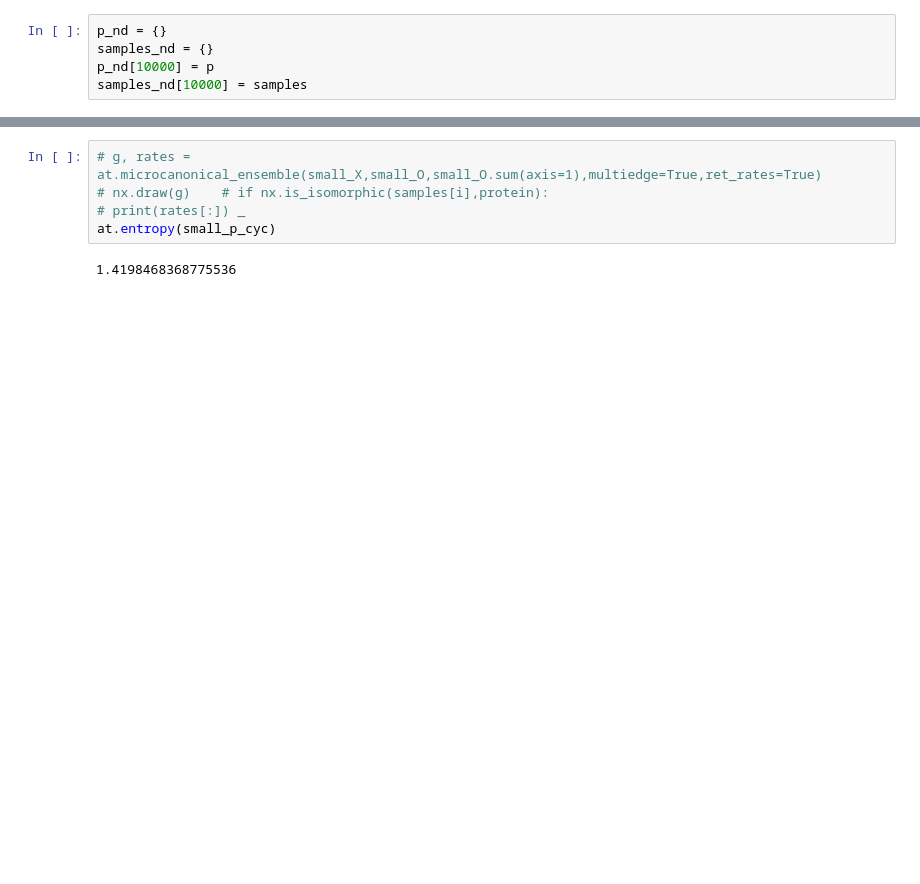
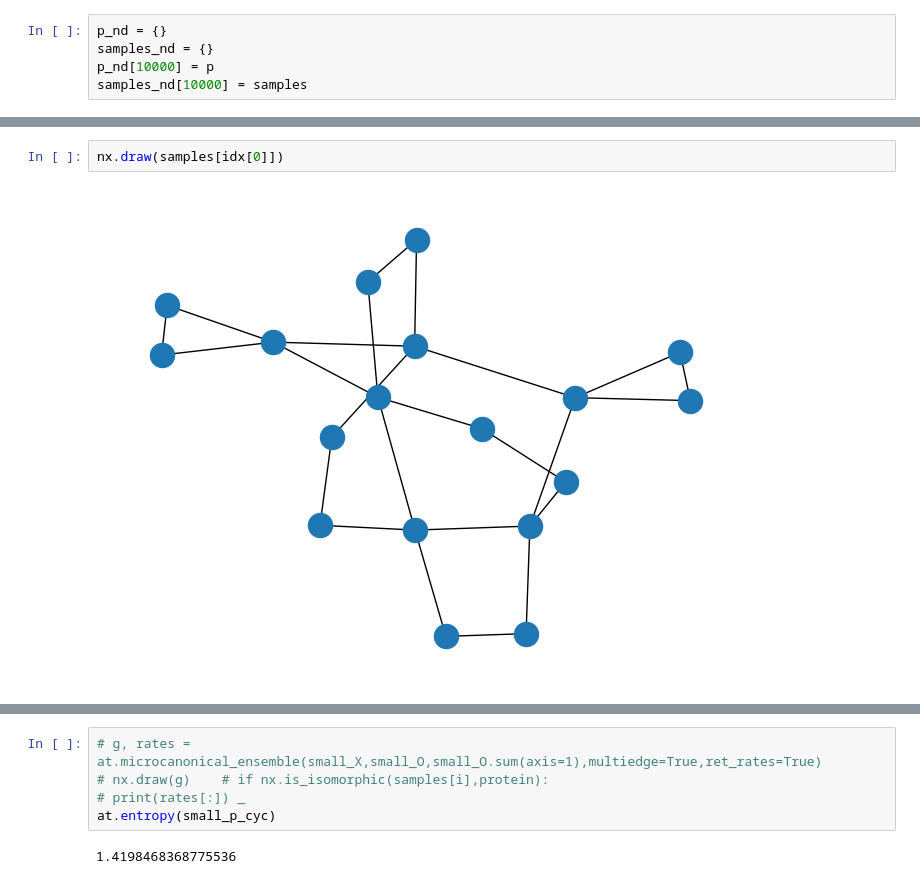
Before and after one commit to coryglover/NetDesign, a Jupyter notebook: notebooks/network_model_design.ipynb, the cells around one changed output, grey strips where cells are left out. Drawn from its saved outputs; the diff is of its cells as text; blank space fills up the shorter version.

```diff
--- a/notebooks/network_model_design.ipynb
+++ b/notebooks/network_model_design.ipynb
@@ -83,0 +91,4 @@ plt.plot(np.sort(p)[::-1])
+# %%
+nx.draw(samples[idx[0]])
+# %% [output]
+[figure, added]
```
Also changed, not shown: parts of 18 cells of this notebook, 3 other files.
